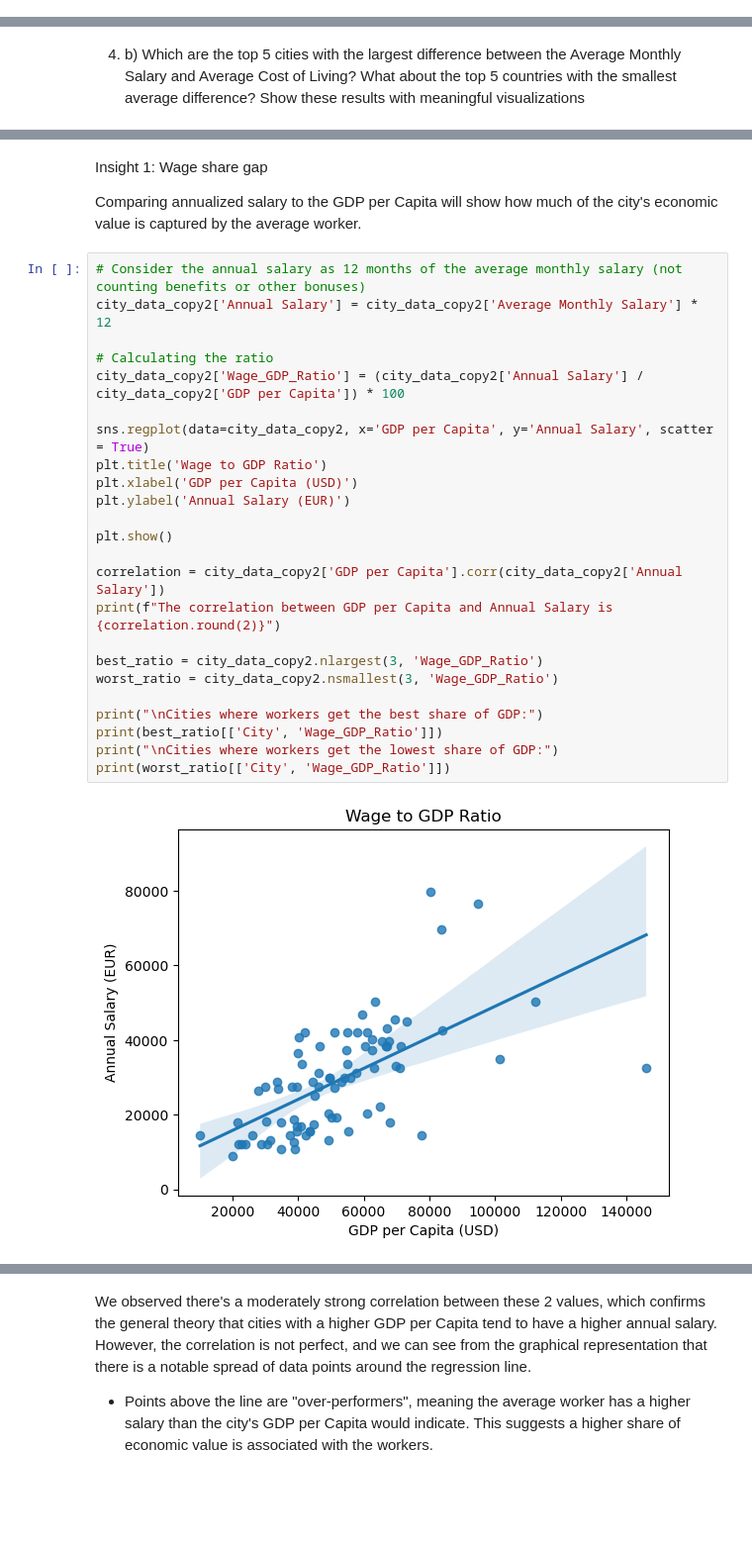
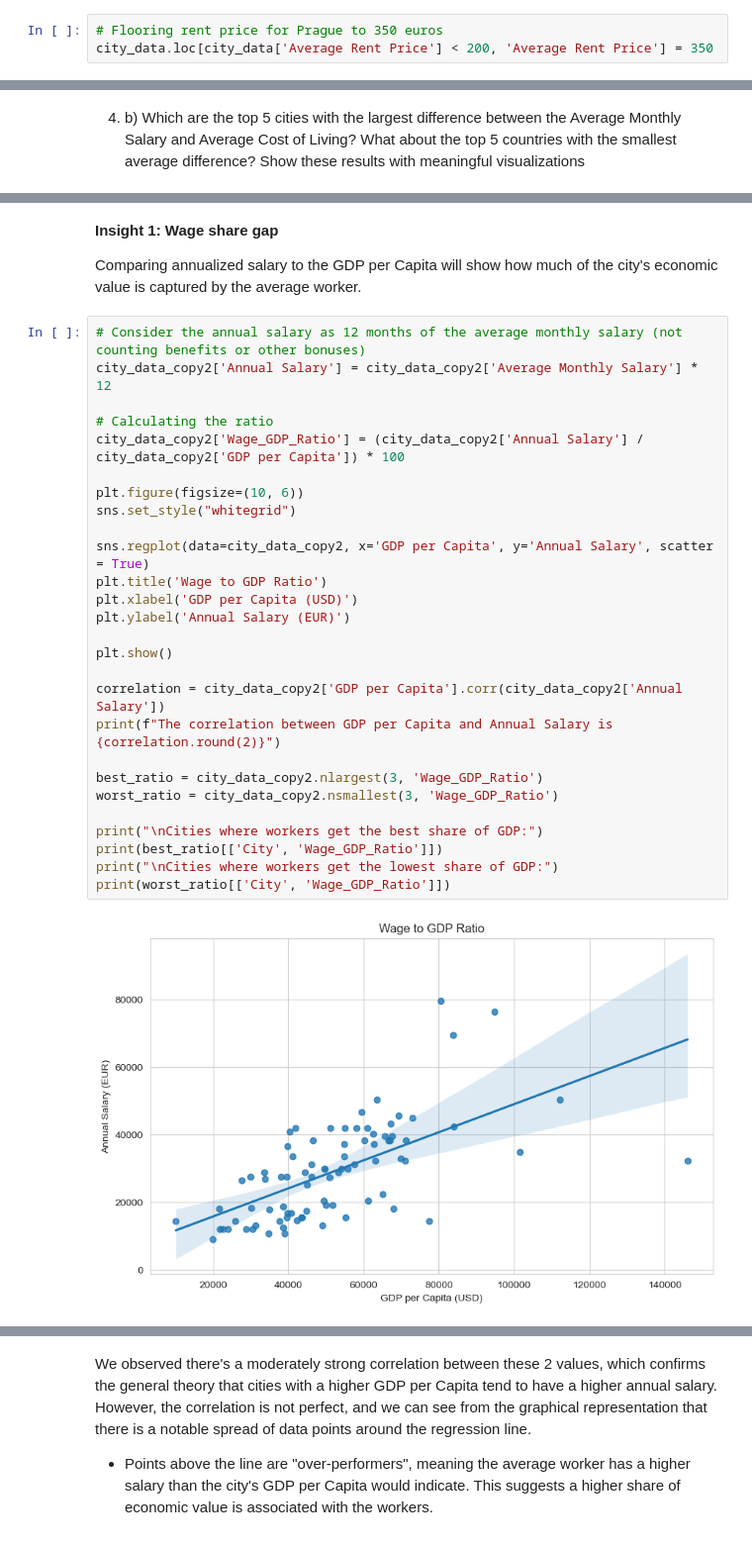
Before and after one commit to lucasvcasimiro-byte/Group10_PDS_Project_2526, a Jupyter notebook: GROUP10_PDS_202526_NB1.ipynb, the cells around one changed output, grey strips where cells are left out. Shown at 99% size. Drawn from its saved outputs; the diff is of its cells as text; blank space fills up the shorter version.

```diff
--- a/GROUP10_PDS_202526_NB1.ipynb
+++ b/GROUP10_PDS_202526_NB1.ipynb
@@ -180,0 +200,3 @@ plt.show()
+# %%
+# Flooring rent price for Prague to 350 euros
+city_data.loc[city_data['Average Rent Price'] < 200, 'Average Rent Price'] = 350
@@ -379,35 +463,38 @@ plt.show()
 
 Note: for all these insights, we will use the copied dataset from the previous visualization, so we can create new features without affecting the original dataset.
 # %% [markdown]
-Insight 1: Wage share gap
+<b>Insight 1: Wage share gap</b>
 
 Comparing annualized salary to the GDP per Capita will show how much of the city's economic value is captured by the average worker.
 # %%
 # Consider the annual salary as 12 months of the average monthly salary (not counting benefits or other bonuses)
 city_data_copy2['Annual Salary'] = city_data_copy2['Average Monthly Salary'] * 12
 
 # Calculating the ratio
 city_data_copy2['Wage_GDP_Ratio'] = (city_data_copy2['Annual Salary'] / city_data_copy2['GDP per Capita']) * 100
+
+plt.figure(figsize=(10, 6))
+sns.set_style("whitegrid")
 
 sns.regplot(data=city_data_copy2, x='GDP per Capita', y='Annual Salary', scatter = True)
 plt.title('Wage to GDP Ratio')
 plt.xlabel('GDP per Capita (USD)')
 plt.ylabel('Annual Salary (EUR)')
 
 plt.show()
 
 correlation = city_data_copy2['GDP per Capita'].corr(city_data_copy2['Annual Salary'])
 print(f"The correlation between GDP per Capita and Annual Salary is {correlation.round(2)}")
 
 best_ratio = city_data_copy2.nlargest(3, 'Wage_GDP_Ratio')
 worst_ratio = city_data_copy2.nsmallest(3, 'Wage_GDP_Ratio')
 
 print("\nCities where workers get the best share of GDP:")
 print(best_ratio[['City', 'Wage_GDP_Ratio']])
 print("\nCities where workers get the lowest share of GDP:")
 print(worst_ratio[['City', 'Wage_GDP_Ratio']])
 # %% [output]
-[figure, old version]
+[figure, new version]
 The correlation between GDP per Capita and Annual Salary is 0.62
 
 Cities where workers get the best share of GDP:
```
Also changed, not shown: parts of 50 cells of this notebook.
